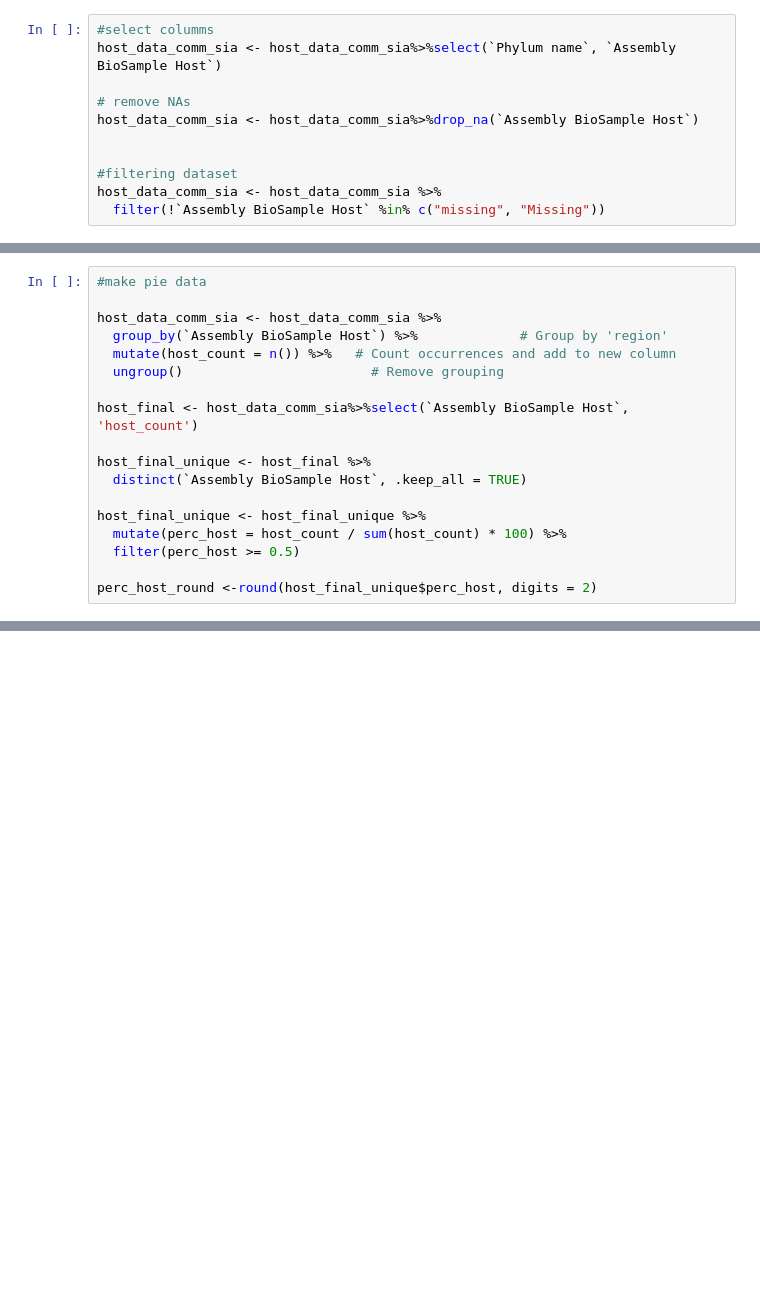
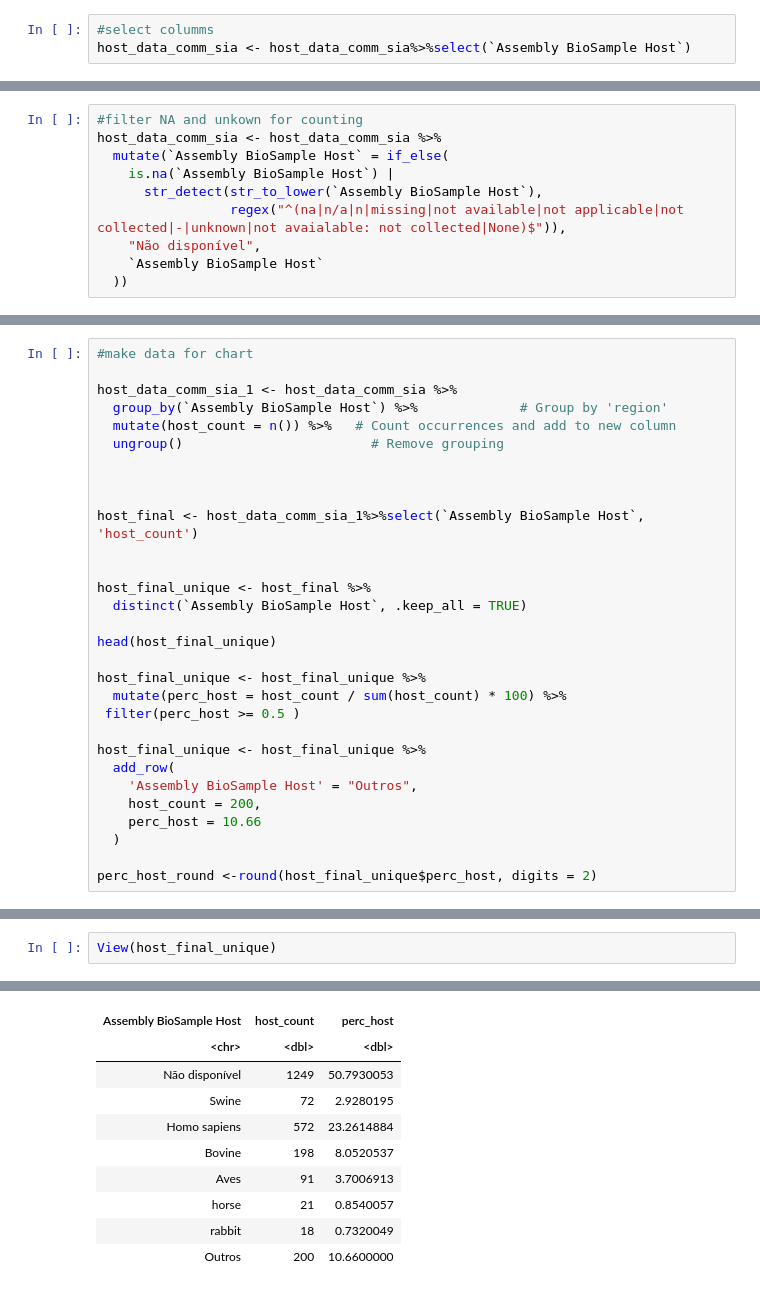
Before and after one commit to edtankian97/microbiota_sialylation, a Jupyter notebook: genomes_download/scripts/jupyter_scripts/host_distribution.ipynb, the cells around one changed output, grey strips where cells are left out. Saved outputs shown, nothing was run; the diff lists cells and outputs as text; blank space fills up the shorter version.

```diff
--- a/genomes_download/scripts/jupyter_scripts/host_distribution.ipynb
+++ b/genomes_download/scripts/jupyter_scripts/host_distribution.ipynb
@@ -62,11 +47,3 @@ A tibble: 6 × 29
 # %%
 #select columms
-host_data_comm_sia <- host_data_comm_sia%>%select(`Phylum name`, `Assembly BioSample Host`)
-
-# remove NAs
-host_data_comm_sia <- host_data_comm_sia%>%drop_na(`Assembly BioSample Host`)
-
-
-#filtering dataset
-host_data_comm_sia <- host_data_comm_sia %>%
-  filter(!`Assembly BioSample Host` %in% c("missing", "Missing"))
+host_data_comm_sia <- host_data_comm_sia%>%select(`Assembly BioSample Host`)
@@ -102,0 +97,10 @@ host_data_comm_sia <- host_data_comm_sia %>%
+# %%
+#filter NA and unkown for counting
+host_data_comm_sia <- host_data_comm_sia %>%
+  mutate(`Assembly BioSample Host` = if_else(
+    is.na(`Assembly BioSample Host`) |
+      str_detect(str_to_lower(`Assembly BioSample Host`),
+                 regex("^(na|n/a|n|missing|not available|not applicable|not collected|-|unknown|not avaialable: not collected|None)$")),
+    "Não disponível",
+    `Assembly BioSample Host`
+  ))
@@ -103,18 +109,30 @@ host_data_comm_sia <- host_data_comm_sia %>%
 # %%
-#make pie data
+#make data for chart
 
-host_data_comm_sia <- host_data_comm_sia %>%
+host_data_comm_sia_1 <- host_data_comm_sia %>%
   group_by(`Assembly BioSample Host`) %>%             # Group by 'region'
   mutate(host_count = n()) %>%   # Count occurrences and add to new column
   ungroup()                        # Remove grouping
 
-host_final <- host_data_comm_sia%>%select(`Assembly BioSample Host`, 'host_count')
+
+
+host_final <- host_data_comm_sia_1%>%select(`Assembly BioSample Host`, 'host_count')
+
 
 host_final_unique <- host_final %>%
   distinct(`Assembly BioSample Host`, .keep_all = TRUE)
 
+head(host_final_unique)
+
 host_final_unique <- host_final_unique %>%
   mutate(perc_host = host_count / sum(host_count) * 100) %>%
-  filter(perc_host >= 0.5)
+ filter(perc_host >= 0.5 )
+
+host_final_unique <- host_final_unique %>%
+  add_row(
+    'Assembly BioSample Host' = "Outros",
+    host_count = 200,
+    perc_host = 10.66
+  )
 
 perc_host_round <-round(host_final_unique$perc_host, digits = 2)
@@ -128,0 +160,3 @@ custom_colors[9] <- "#980043"
+# %%
+View(host_final_unique)
+# %% [output]
@@ -128,0 +164,10 @@ custom_colors[9] <- "#980043"
+| Assembly BioSample Host | host_count | perc_host |
+| <chr> | <dbl> | <dbl> |
+| Não disponível | 1249 | 50.7930053 |
+| Swine | 72 | 2.9280195 |
+| Homo sapiens | 572 | 23.2614884 |
+| Bovine | 198 | 8.0520537 |
+| Aves | 91 | 3.7006913 |
+| horse | 21 | 0.8540057 |
+| rabbit | 18 | 0.7320049 |
+| Outros | 200 | 10.6600000 |
```
Also changed, not shown: parts of 11 cells of this notebook, 9 other files.
